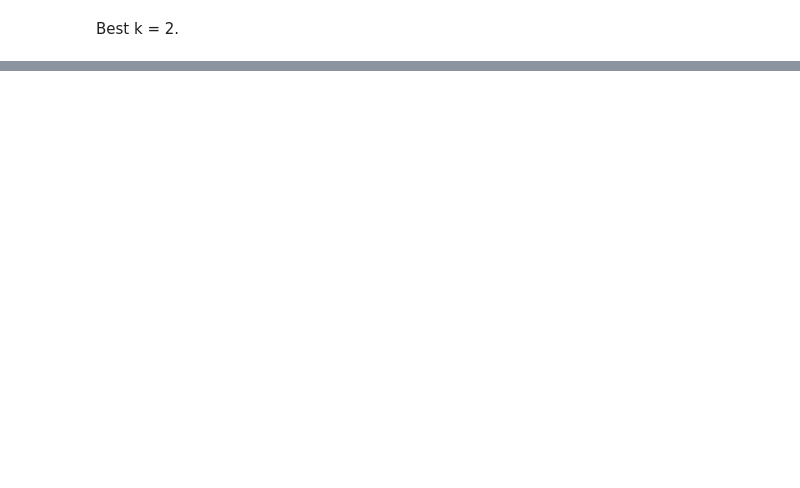
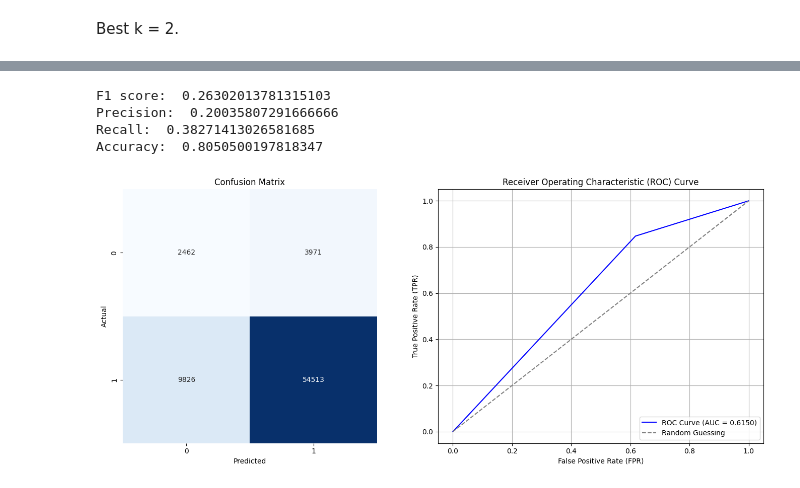
Before and after one commit to Barb02/IDS_project, a Jupyter notebook: customer.ipynb, the cells around one changed output, grey strips where cells are left out. Drawn from its saved outputs; the diff is of its cells as text; code cells hidden in the pictures; blank space fills up the shorter version.

```diff
--- a/customer.ipynb
+++ b/customer.ipynb
@@ -641,0 +639,8 @@ Accuracy:  0.8069716837167241
+# %%
+evaluation(y,y_pred)
+# %% [output]
+F1 score:  0.26302013781315103
+Precision:  0.20035807291666666
+Recall:  0.38271413026581685
+Accuracy:  0.8050500197818347
+[figure, added]
```
Also changed, not shown: parts of 17 cells of this notebook.
